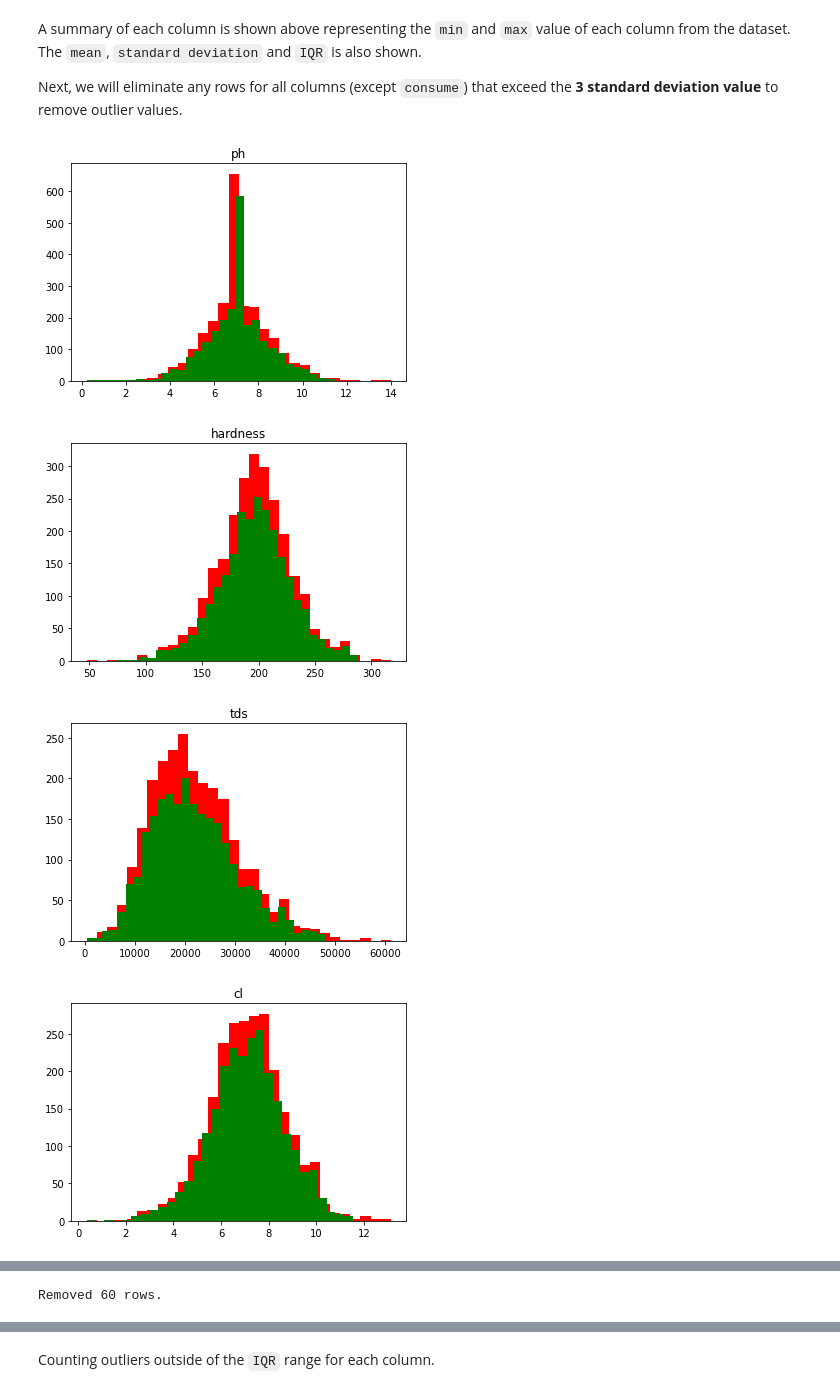
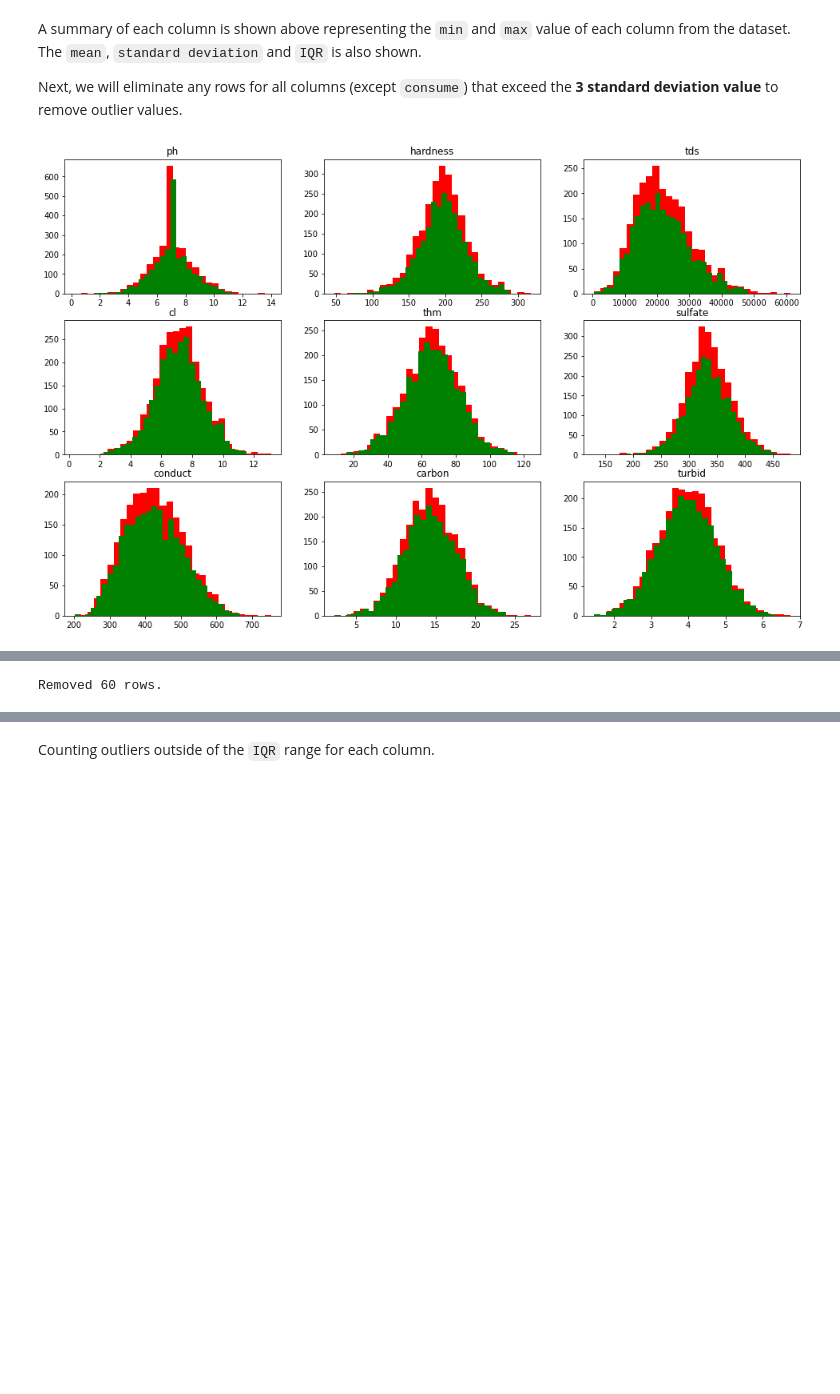
Before and after one commit to vEonz121/BDAProj, a Jupyter notebook: TeamProj.ipynb, the cells around one changed output, grey strips where cells are left out. Saved outputs shown, nothing was run; the diff lists cells and outputs as text; code cells hidden in the pictures; blank space fills up the shorter version.

```diff
--- a/TeamProj.ipynb
+++ b/TeamProj.ipynb
@@ -104,31 +102,29 @@ Next, we will eliminate any rows for all columns (except `consume`) that exceed
 # %%
 from scipy import stats
 import matplotlib.pyplot as plt
 numeric_columns= rawdata.loc[:, :'turbid']
 
 outlier_columns = list(numeric_columns.columns)
 
 no_outliers = rawdata
 
 for c in outlier_columns:
     no_outliers = no_outliers[abs(stats.zscore(rawdata[c]) < 3)]
 
 no_outliers.reset_index(drop=True, inplace=True)  # reset index
 
 # Plot pruned columns (red) vs kept columns (green)
+fig, axs = plt.subplots(3, 3)
 
-for c in outlier_columns:
-    plt.hist(rawdata[c], color = 'red', bins = 30)
-    plt.hist(no_outliers[c], color = 'green', bins = 30)
-    plt.title(c)
-
-    plt.show()
+for indx, ax in enumerate(axs.flat):
+    ax.hist(rawdata.iloc[:, [indx]], color = 'red', bins = 30)
+    ax.hist(no_outliers.iloc[:, [indx]], color = 'green', bins = 30)
+    ax.set_title(rawdata.columns[indx])
+fig.set_size_inches(16.5, 10.5)
+plt.show()
 
 print(f'Removed {rawdata.shape[0] - no_outliers.shape[0]} rows.')
 
 rawdata = no_outliers
 # %% [output]
-[figure, old version]
+[figure, new version]
-[figure, removed]
-[figure, removed]
-[figure, removed]
```
Also changed, not shown: parts of 29 cells of this notebook.
